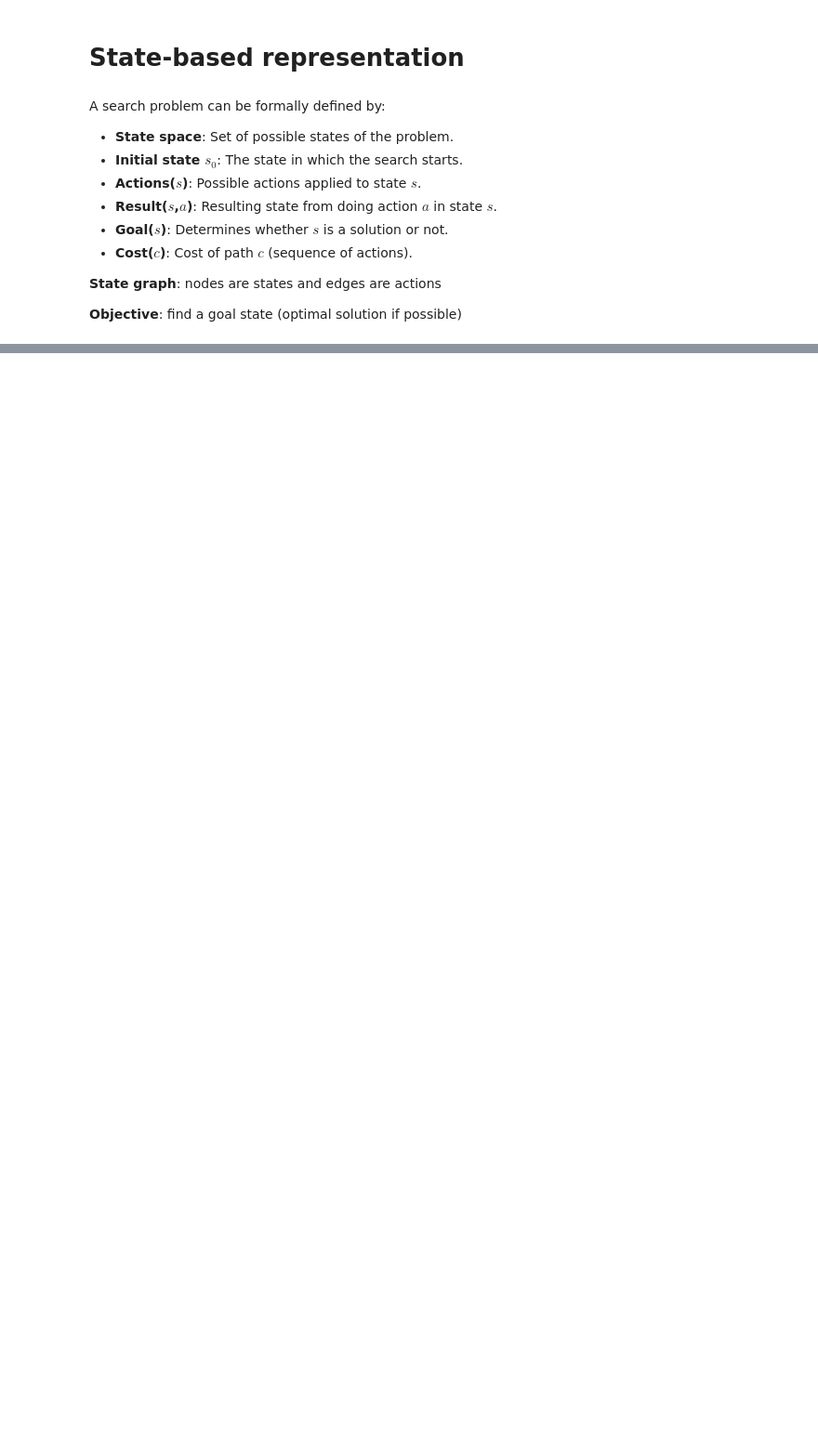
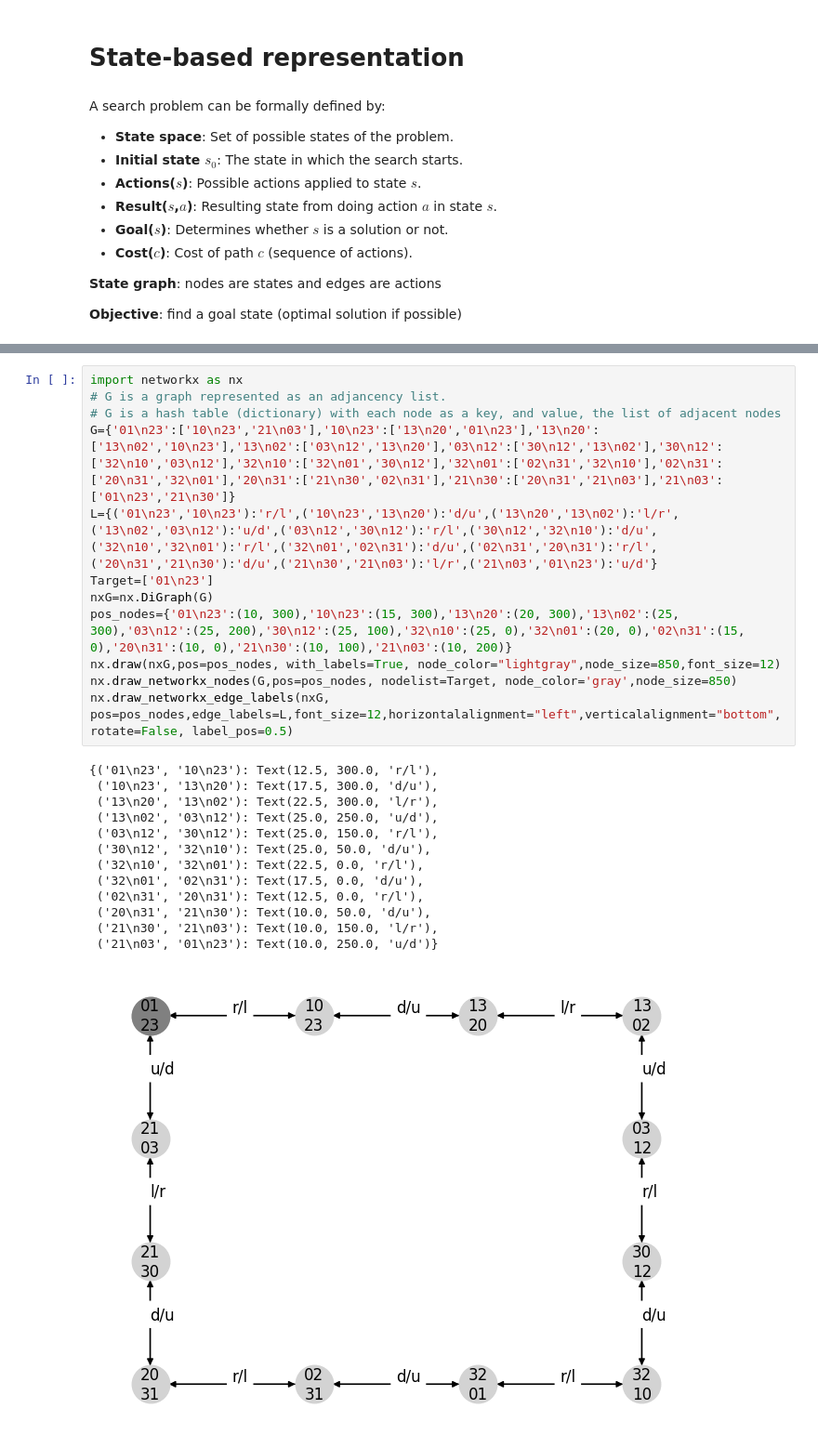
Before and after one commit to jorcisai/SIN, a Jupyter notebook: block1/search/State-based_representation.ipynb, the cells around one changed output, grey strips where cells are left out. Shown at 93% size. Cells and saved outputs as stored; diff of their text form; blank space fills up the shorter version.

Commit message:
Initial version of plots

```diff
--- a/block1/search/State-based_representation.ipynb
+++ b/block1/search/State-based_representation.ipynb
@@ -15 +23,27 @@ A search problem can be formally defined by:
+# %%
+import networkx as nx
+# G is a graph represented as an adjancency list.
+# G is a hash table (dictionary) with each node as a key, and value, the list of adjacent nodes
+G={'01\n23':['10\n23','21\n03'],'10\n23':['13\n20','01\n23'],'13\n20':['13\n02','10\n23'],'13\n02':['03\n12','13\n20'],'03\n12':['30\n12','13\n02'],'30\n12':['32\n10','03\n12'],'32\n10':['32\n01','30\n12'],'32\n01':['02\n31','32\n10'],'02\n31':['20\n31','32\n01'],'20\n31':['21\n30','02\n31'],'21\n30':['20\n31','21\n03'],'21\n03':['01\n23','21\n30']}
+L={('01\n23','10\n23'):'r/l',('10\n23','13\n20'):'d/u',('13\n20','13\n02'):'l/r',('13\n02','03\n12'):'u/d',('03\n12','30\n12'):'r/l',('30\n12','32\n10'):'d/u',('32\n10','32\n01'):'r/l',('32\n01','02\n31'):'d/u',('02\n31','20\n31'):'r/l',('20\n31','21\n30'):'d/u',('21\n30','21\n03'):'l/r',('21\n03','01\n23'):'u/d'}
+Target=['01\n23']
+nxG=nx.DiGraph(G)
+pos_nodes={'01\n23':(10, 300),'10\n23':(15, 300),'13\n20':(20, 300),'13\n02':(25, 300),'03\n12':(25, 200),'30\n12':(25, 100),'32\n10':(25, 0),'32\n01':(20, 0),'02\n31':(15, 0),'20\n31':(10, 0),'21\n30':(10, 100),'21\n03':(10, 200)}
+nx.draw(nxG,pos=pos_nodes, with_labels=True, node_color="lightgray",node_size=850,font_size=12)
+nx.draw_networkx_nodes(G,pos=pos_nodes, nodelist=Target, node_color='gray',node_size=850)
+nx.draw_networkx_edge_labels(nxG, pos=pos_nodes,edge_labels=L,font_size=12,horizontalalignment="left",verticalalignment="bottom",rotate=False, label_pos=0.5)
+# %% [output]
+{('01\n23', '10\n23'): Text(12.5, 300.0, 'r/l'),
+ ('10\n23', '13\n20'): Text(17.5, 300.0, 'd/u'),
+ ('13\n20', '13\n02'): Text(22.5, 300.0, 'l/r'),
+ ('13\n02', '03\n12'): Text(25.0, 250.0, 'u/d'),
+ ('03\n12', '30\n12'): Text(25.0, 150.0, 'r/l'),
+ ('30\n12', '32\n10'): Text(25.0, 50.0, 'd/u'),
+ ('32\n10', '32\n01'): Text(22.5, 0.0, 'r/l'),
+ ('32\n01', '02\n31'): Text(17.5, 0.0, 'd/u'),
+ ('02\n31', '20\n31'): Text(12.5, 0.0, 'r/l'),
+ ('20\n31', '21\n30'): Text(10.0, 50.0, 'd/u'),
+ ('21\n30', '21\n03'): Text(10.0, 150.0, 'l/r'),
+ ('21\n03', '01\n23'): Text(10.0, 250.0, 'u/d')}
+[figure, added]
 # %% [markdown]
```
Also changed, not shown: parts of 6 cells of this notebook.
